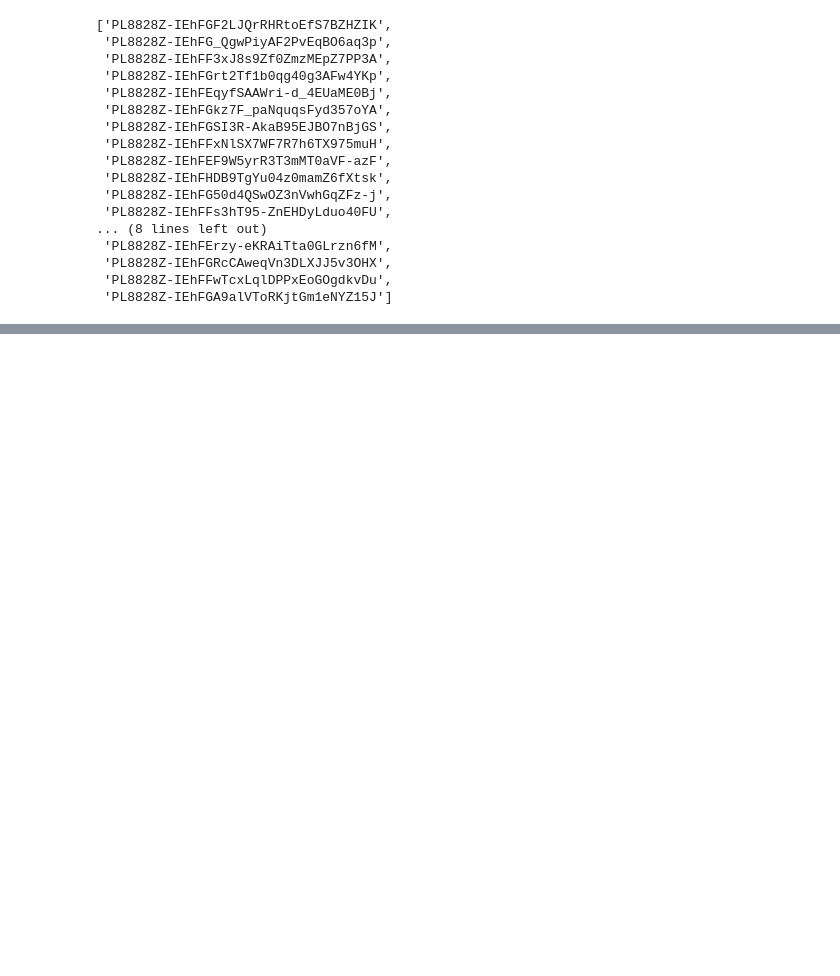
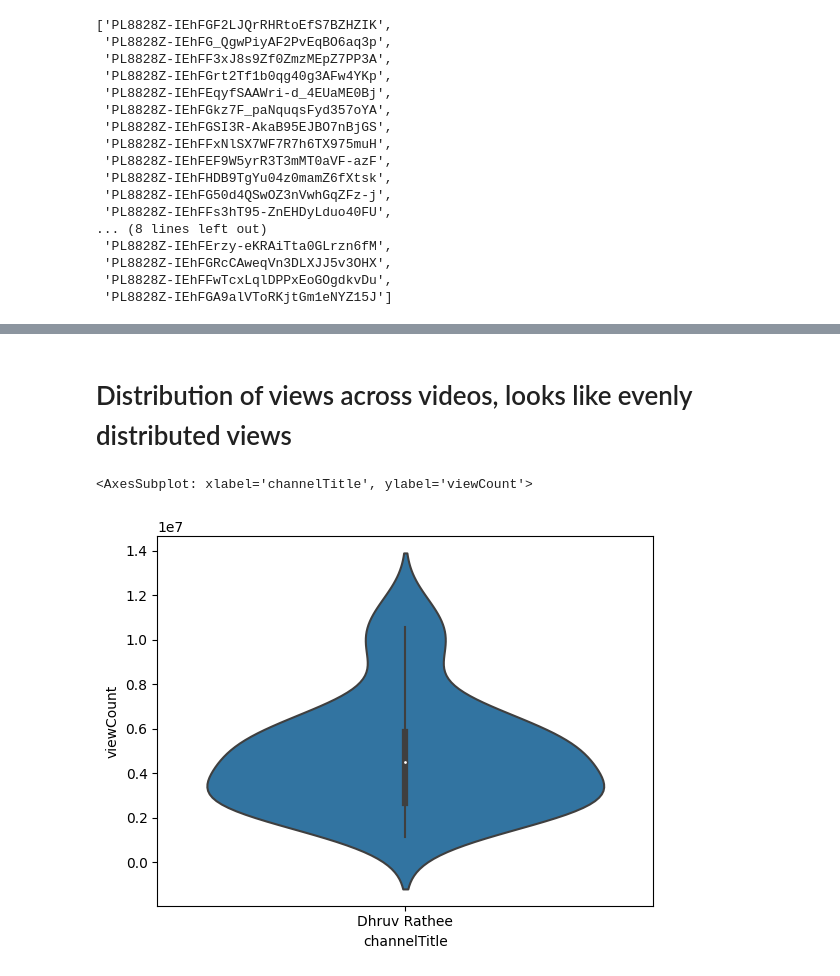
Before and after one commit to Vishal-rkavk/youtube_channel_dhruvrathee_analysis, a Jupyter notebook: analysing_dhruverathee_channel.ipynb, the cells around one changed output, grey strips where cells are left out. Drawn from its saved outputs; the diff is of its cells as text; code cells hidden in the pictures; blank space fills up the shorter version.

```diff
--- a/analysing_dhruverathee_channel.ipynb
+++ b/analysing_dhruverathee_channel.ipynb
@@ -154,0 +202,9 @@ df.describe()
+# %% [markdown]
+# Distribution of views across videos, looks like evenly distributed views
+# %%
+# This shows all the videos Dhruv makes normally gets views from atleast 2M to 10M
+
+sns.violinplot(df, x='channelTitle',y='viewCount')
+# %% [output]
+<AxesSubplot: xlabel='channelTitle', ylabel='viewCount'>
+[figure, added]
```
Also changed, not shown: parts of 22 cells of this notebook.
